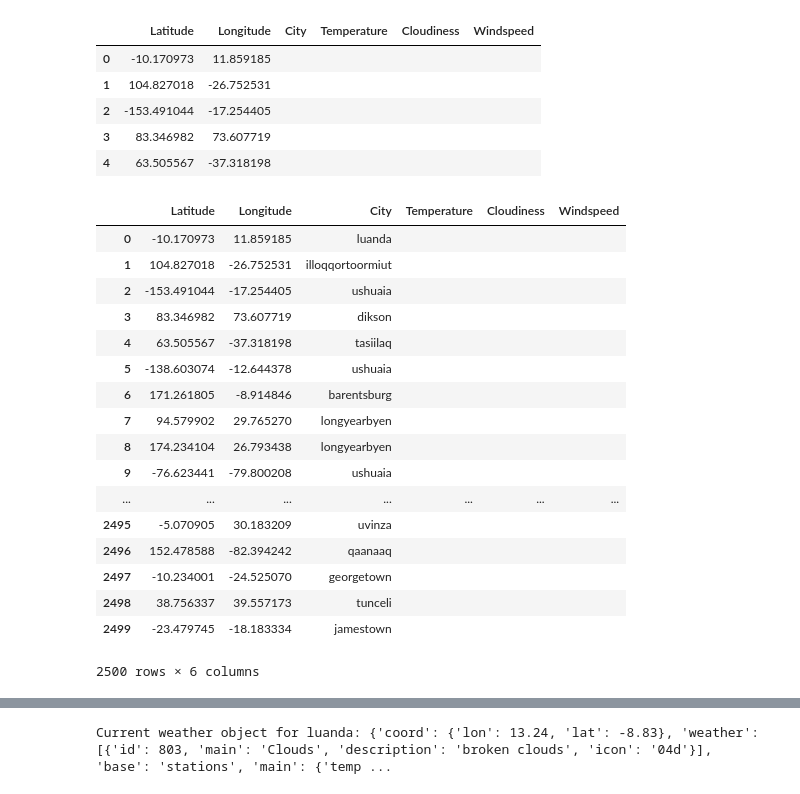
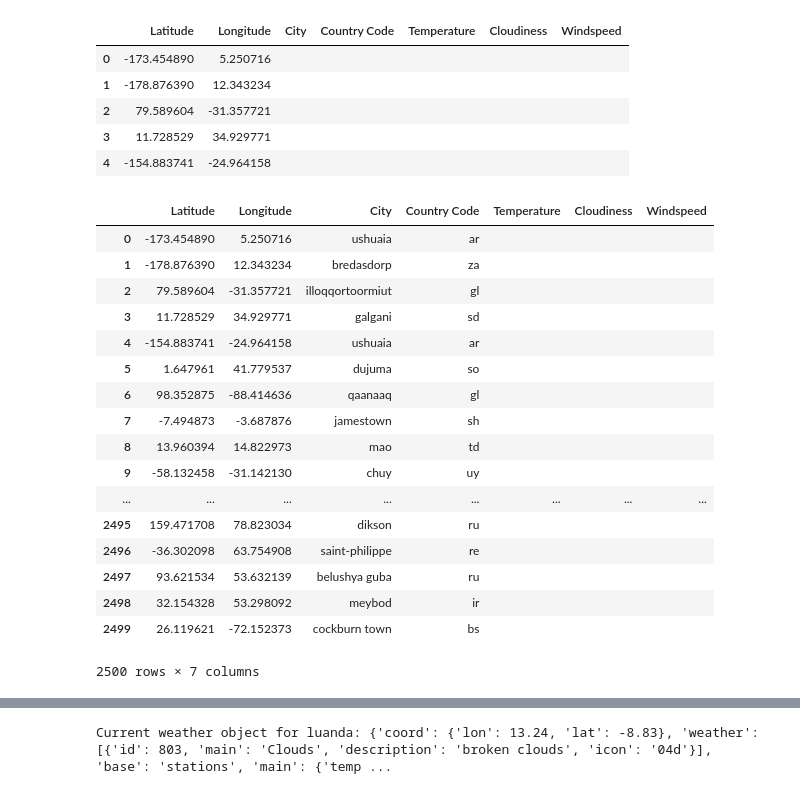
Before and after one commit to ehyoder/Weather_API, a Jupyter notebook: weather_hw.ipynb, the cells around one changed output, grey strips where cells are left out. Drawn from its saved outputs; the diff is of its cells as text; code cells hidden in the pictures.

Commit message:
updated country code

```diff
--- a/weather_hw.ipynb
+++ b/weather_hw.ipynb
@@ -49,6 +49,7 @@ lat_and_long.head(10)
 # %%
 # Create new empty columns and add to existing dataframe
 lat_and_long["City"] = ("")
+lat_and_long["Country Code"] = ("")
 lat_and_long["Temperature"] =("")
 lat_and_long["Cloudiness"] =("")
 lat_and_long["Windspeed"] =("")
@@ -57,48 +58,49 @@ lat_and_long.head(10)
 lat_and_long = lat_and_long.rename(columns={0: "Latitude", 1:"Longitude"})
 lat_and_long.head()
 # %% [output]
-|  | Latitude | Longitude | City | Temperature | Cloudiness | Windspeed |
-| 0 | -10.170973 | 11.859185 |  |  |  |  |
-| 1 | 104.827018 | -26.752531 |  |  |  |  |
-| 2 | -153.491044 | -17.254405 |  |  |  |  |
-| 3 | 83.346982 | 73.607719 |  |  |  |  |
-| 4 | 63.505567 | -37.318198 |  |  |  |  |
+|  | Latitude | Longitude | City | Country Code | Temperature | Cloudiness | Windspeed |
+| 0 | -173.454890 | 5.250716 |  |  |  |  |  |
+| 1 | -178.876390 | 12.343234 |  |  |  |  |  |
+| 2 | 79.589604 | -31.357721 |  |  |  |  |  |
+| 3 | 11.728529 | 34.929771 |  |  |  |  |  |
+| 4 | -154.883741 | -24.964158 |  |  |  |  |  |
 # %%
 # Blank column for holiding the city name
 cities = []
 
 #row_counter = 0
 for index, row in lat_and_long.iterrows():
     x = row["Latitude"]
     y = row["Longitude"]
     #city = citipy.nearest_city(x,y)
     lat_and_long.set_value(index, "City", citipy.nearest_city(x, y).city_name)
+    lat_and_long.set_value(index, "Country Code", citipy.nearest_city(x, y).country_code)
     #city_list = city.city_name
     #cities.append(city_list)
 lat_and_long
 #print(len(city_list))
 #print(cities)
 #len(cities)
 #cities = pd.Series(cities)
 # %% [output]
-|  | Latitude | Longitude | City | Temperature | Cloudiness | Windspeed |
-| 0 | -10.170973 | 11.859185 | luanda |  |  |  |
-| 1 | 104.827018 | -26.752531 | illoqqortoormiut |  |  |  |
-| 2 | -153.491044 | -17.254405 | ushuaia |  |  |  |
-| 3 | 83.346982 | 73.607719 | dikson |  |  |  |
-| 4 | 63.505567 | -37.318198 | tasiilaq |  |  |  |
-| 5 | -138.603074 | -12.644378 | ushuaia |  |  |  |
-| 6 | 171.261805 | -8.914846 | barentsburg |  |  |  |
-| 7 | 94.579902 | 29.765270 | longyearbyen |  |  |  |
-| 8 | 174.234104 | 26.793438 | longyearbyen |  |  |  |
-| 9 | -76.623441 | -79.800208 | ushuaia |  |  |  |
-| ... | ... | ... | ... | ... | ... | ... |
-| 2495 | -5.070905 | 30.183209 | uvinza |  |  |  |
-| 2496 | 152.478588 | -82.394242 | qaanaaq |  |  |  |
-| 2497 | -10.234001 | -24.525070 | georgetown |  |  |  |
-| 2498 | 38.756337 | 39.557173 | tunceli |  |  |  |
-| 2499 | -23.479745 | -18.183334 | jamestown |  |  |  |
+|  | Latitude | Longitude | City | Country Code | Temperature | Cloudiness | Windspeed |
+| 0 | -173.454890 | 5.250716 | ushuaia | ar |  |  |  |
+| 1 | -178.876390 | 12.343234 | bredasdorp | za |  |  |  |
+| 2 | 79.589604 | -31.357721 | illoqqortoormiut | gl |  |  |  |
+| 3 | 11.728529 | 34.929771 | galgani | sd |  |  |  |
+| 4 | -154.883741 | -24.964158 | ushuaia | ar |  |  |  |
+| 5 | 1.647961 | 41.779537 | dujuma | so |  |  |  |
+| 6 | 98.352875 | -88.414636 | qaanaaq | gl |  |  |  |
+| 7 | -7.494873 | -3.687876 | jamestown | sh |  |  |  |
+| 8 | 13.960394 | 14.822973 | mao | td |  |  |  |
+| 9 | -58.132458 | -31.142130 | chuy | uy |  |  |  |
+| ... | ... | ... | ... | ... | ... | ... | ... |
+| 2495 | 159.471708 | 78.823034 | dikson | ru |  |  |  |
+| 2496 | -36.302098 | 63.754908 | saint-philippe | re |  |  |  |
+| 2497 | 93.621534 | 53.632139 | belushya guba | ru |  |  |  |
+| 2498 | 32.154328 | 53.298092 | meybod | ir |  |  |  |
+| 2499 | 26.119621 | -72.152373 | cockburn town | bs |  |  |  |
-2500 rows × 6 columns
+2500 rows × 7 columns
 # %%
 lat_and_long = lat_and_long.drop_duplicates(subset = ["City"], keep = "first")
 lat_and_long = lat_and_long.reset_index(drop=True)
```
Also changed, not shown: parts of 2 cells of this notebook.
